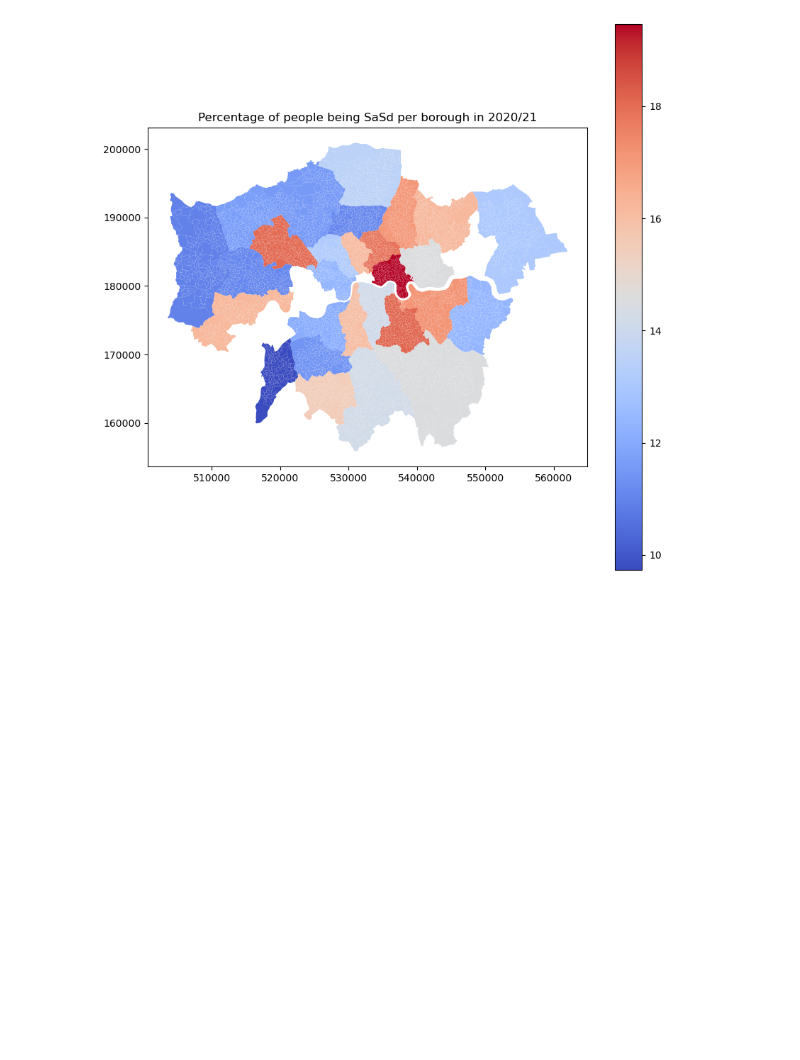
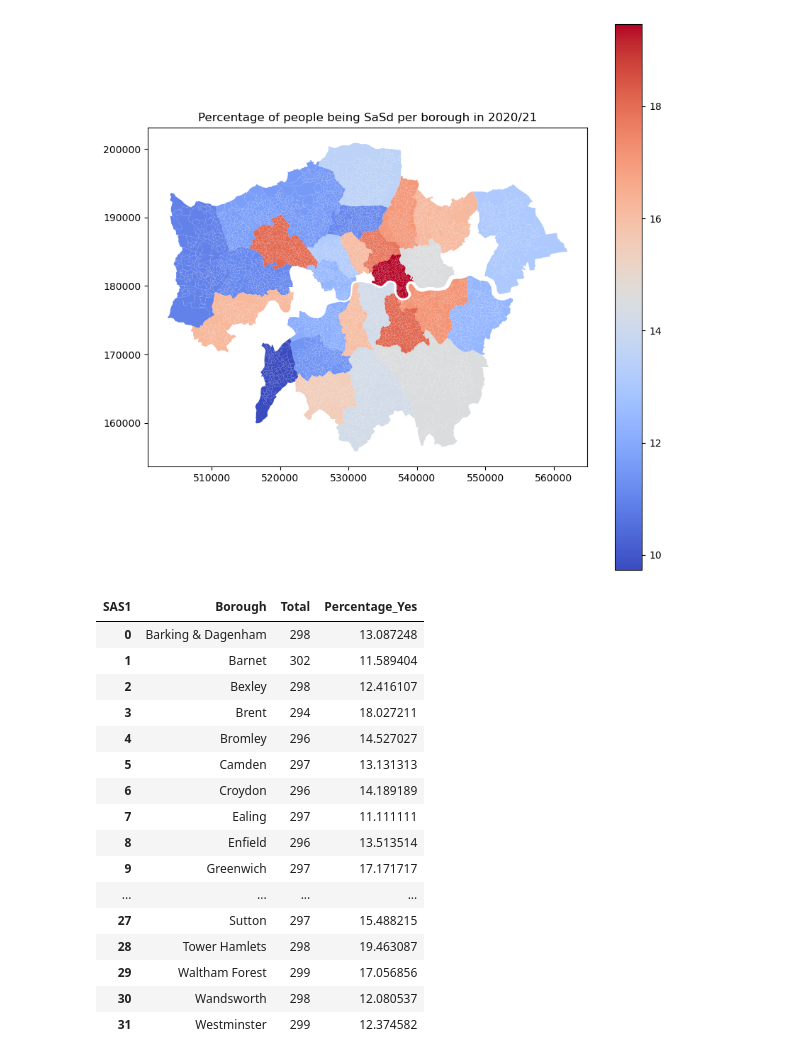
Before and after one commit to Dementjev1/Data-Challenge-2-JBG050, a Jupyter notebook: StopAndSearchExploration.ipynb, the cells around one changed output. Saved outputs shown, nothing was run; the diff lists cells and outputs as text; code cells hidden in the pictures; blank space fills up the shorter version.

```diff
--- a/StopAndSearchExploration.ipynb
+++ b/StopAndSearchExploration.ipynb
@@ -447,6 +449,11 @@ df_pas1 = df_pas1.rename(columns={"C2":"Borough"})
 df_pas2 = df_pas2.rename(columns={"C2":"Borough"})
 df_pas3 = df_pas3.rename(columns={"C2":"Borough"})
 df_pas4 = df_pas4.rename(columns={"C2":"Borough"})
+# %%
+df_pas2["FinancialYear"] = "2017/18"
+df_pas3["FinancialYear"] = "2018/19"
+df_pas4["FinancialYear"] = "2019/20"
+df_pas5["FinancialYear"] = "2020/21"
 # %%
 df_pas_sas1 = df_pas1[["FinancialYear","Borough","SAS1","SAS14","SAS15","SAS3","SAS31"]]
 # %%
@@ -526,3 +533,23 @@ for year in df_pas_sas['FinancialYear'].unique():
 [figure]
 [figure]
 [figure]
+# %%
+sas_count_in_pas
+# %% [output]
+| SAS1 | Borough | Total | Percentage_Yes |
+| 0 | Barking & Dagenham | 298 | 13.087248 |
+| 1 | Barnet | 302 | 11.589404 |
+| 2 | Bexley | 298 | 12.416107 |
+| 3 | Brent | 294 | 18.027211 |
+| 4 | Bromley | 296 | 14.527027 |
+| 5 | Camden | 297 | 13.131313 |
+| 6 | Croydon | 296 | 14.189189 |
+| 7 | Ealing | 297 | 11.111111 |
+| 8 | Enfield | 296 | 13.513514 |
+| 9 | Greenwich | 297 | 17.171717 |
+| ... | ... | ... | ... |
+| 27 | Sutton | 297 | 15.488215 |
+| 28 | Tower Hamlets | 298 | 19.463087 |
+| 29 | Waltham Forest | 299 | 17.056856 |
+| 30 | Wandsworth | 298 | 12.080537 |
+| 31 | Westminster | 299 | 12.374582 |
```
Also changed, not shown: parts of 4 cells of this notebook.
